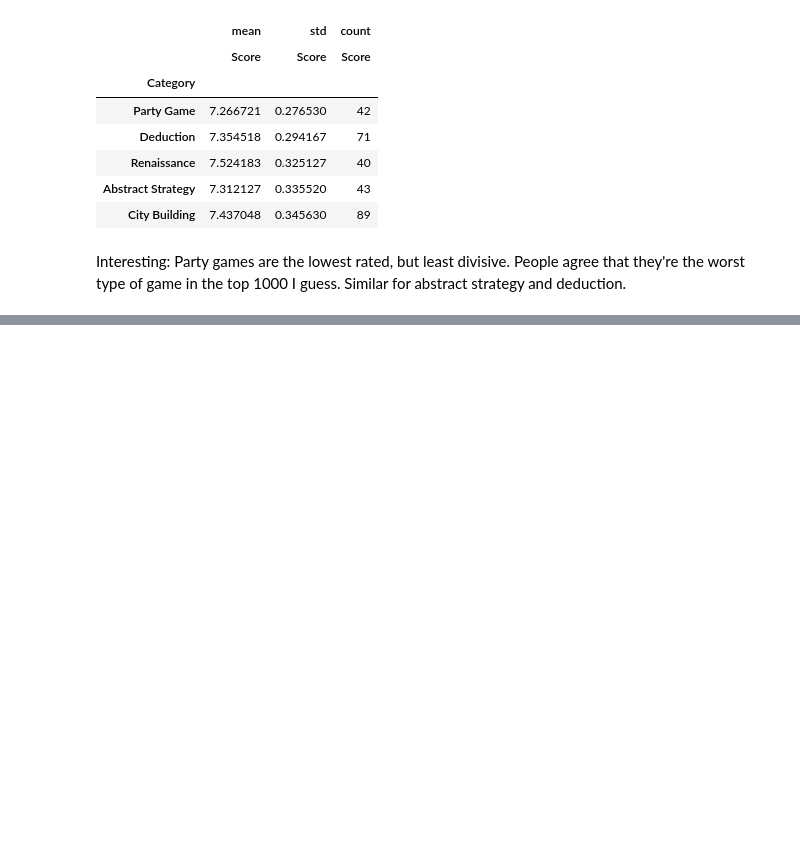
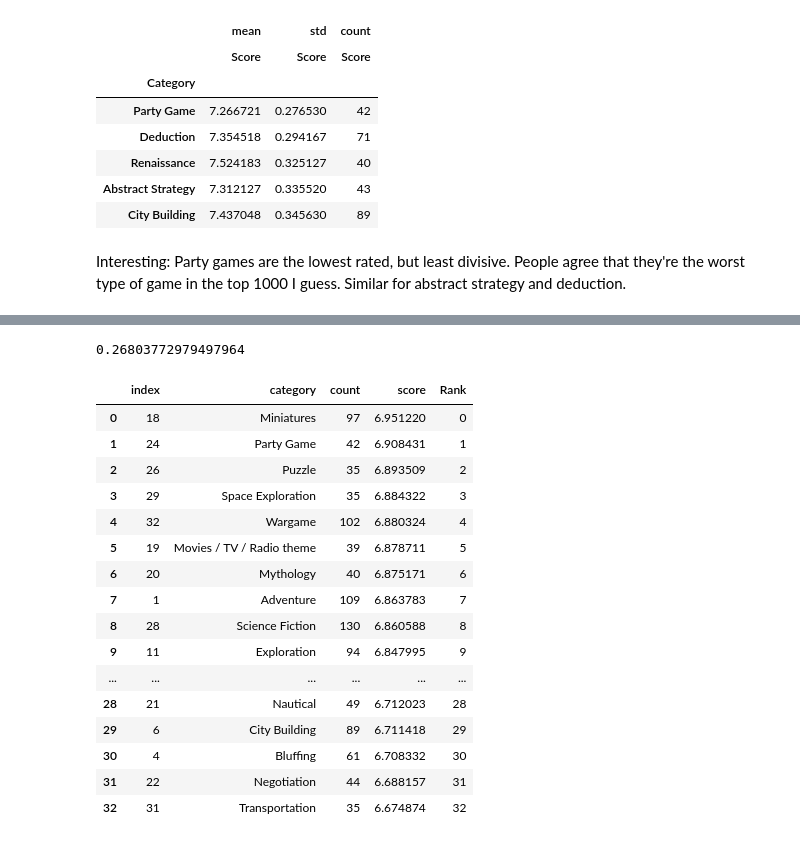
Before and after one commit to MarshallKrakauer/BGGAnalysis, a Jupyter notebook: BestCategories.ipynb, the cells around one changed output, grey strips where cells are left out. Cells and saved outputs as stored; diff of their text form; code cells hidden in the pictures; blank space fills up the shorter version.

```diff
--- a/BestCategories.ipynb
+++ b/BestCategories.ipynb
@@ -295,0 +272,37 @@ Dice Rolling is more divisive! This makes intuitive sense to me, as it could be
+# %%
+result = smf.ols(data=dedup_df, formula='score~weight').fit()
+params = result.params
+beta_0, beta_1 = params['Intercept'], params['weight']
+print(beta_1)
+# %% [output]
+0.26803772979497964
+# %%
+weight_df['score_adj'] = weight_df['score'] - beta_1 * weight_df['weight']
+# %%
+new_pivot = pd.pivot_table(data=weight_df, index = 'category', values='score_adj', aggfunc=['count','mean'])
+new_pivot.reset_index(inplace=True)
+new_pivot.columns = ['category','count', 'score']
+# %%
+new_pivot.sort_values('score', ascending=False,inplace=True)
+# %%
+temp = new_pivot.reset_index()
+temp['Rank'] = temp.index
+temp
+# %% [output]
+|  | index | category | count | score | Rank |
+| 0 | 18 | Miniatures | 97 | 6.951220 | 0 |
+| 1 | 24 | Party Game | 42 | 6.908431 | 1 |
+| 2 | 26 | Puzzle | 35 | 6.893509 | 2 |
+| 3 | 29 | Space Exploration | 35 | 6.884322 | 3 |
+| 4 | 32 | Wargame | 102 | 6.880324 | 4 |
+| 5 | 19 | Movies / TV / Radio theme | 39 | 6.878711 | 5 |
+| 6 | 20 | Mythology | 40 | 6.875171 | 6 |
+| 7 | 1 | Adventure | 109 | 6.863783 | 7 |
+| 8 | 28 | Science Fiction | 130 | 6.860588 | 8 |
+| 9 | 11 | Exploration | 94 | 6.847995 | 9 |
+| ... | ... | ... | ... | ... | ... |
+| 28 | 21 | Nautical | 49 | 6.712023 | 28 |
+| 29 | 6 | City Building | 89 | 6.711418 | 29 |
+| 30 | 4 | Bluffing | 61 | 6.708332 | 30 |
+| 31 | 22 | Negotiation | 44 | 6.688157 | 31 |
+| 32 | 31 | Transportation | 35 | 6.674874 | 32 |
```
Also changed, not shown: parts of 34 cells of this notebook.
